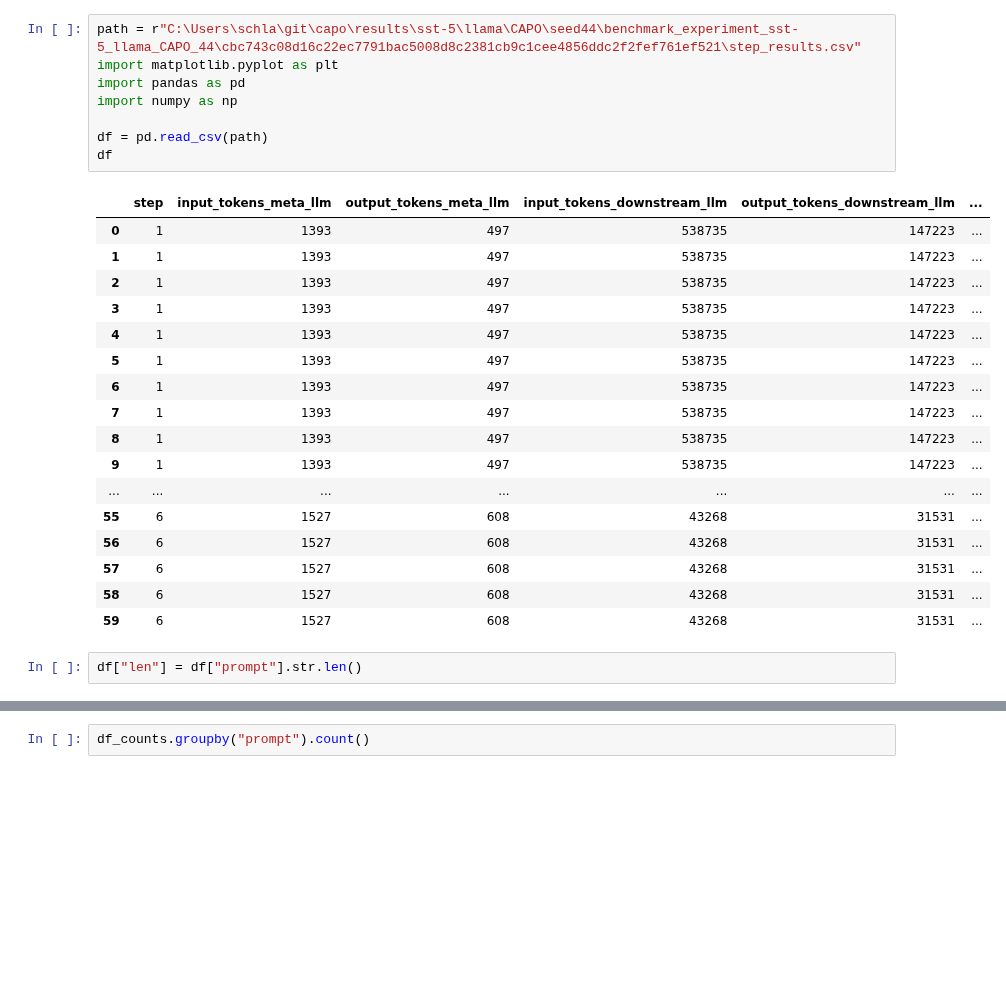
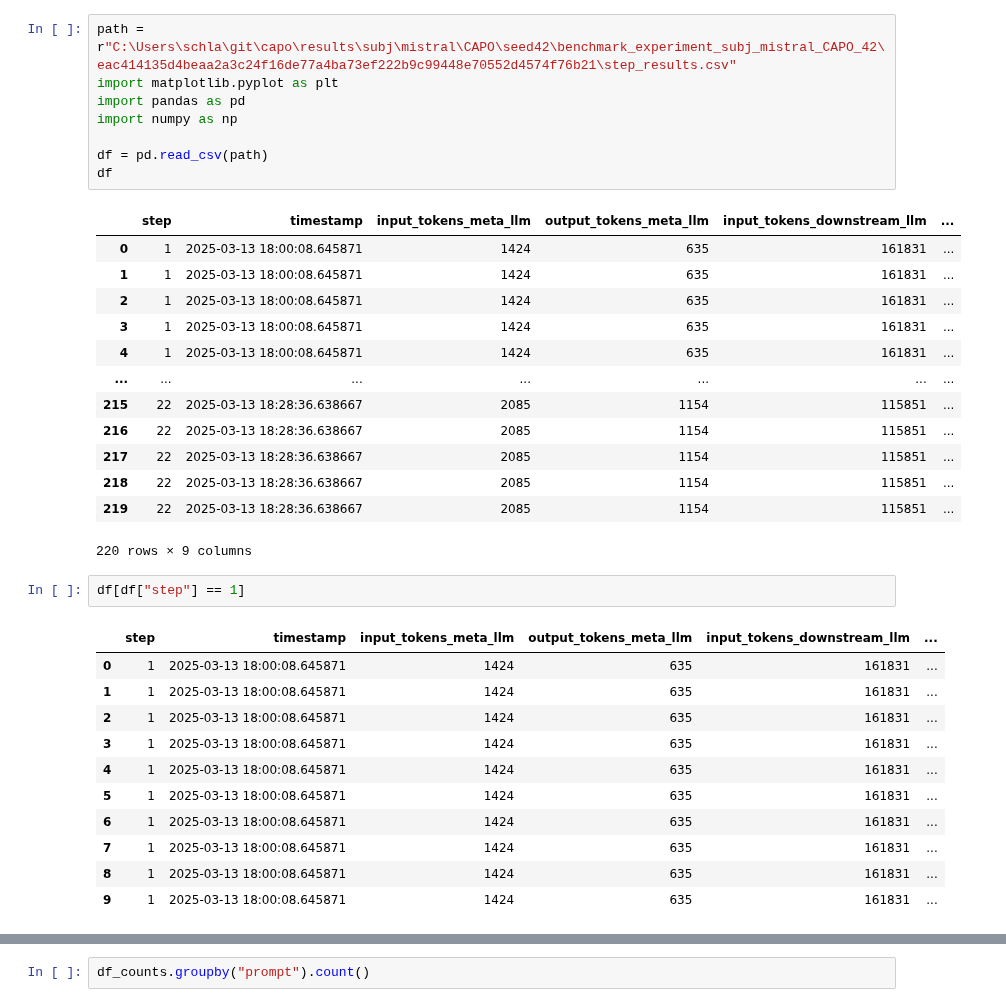
Before and after one commit to finitearth/capo, a Jupyter notebook: notebooks/results_analysis.ipynb, the cells around one changed output, grey strips where cells are left out. Drawn from its saved outputs; the diff is of its cells as text; blank space fills up the shorter version.

```diff
--- a/notebooks/results_analysis.ipynb
+++ b/notebooks/results_analysis.ipynb
@@ -1,31 +1,39 @@
 # %%
-path = r"C:\Users\schla\git\capo\results\sst-5\llama\CAPO\seed44\benchmark_experiment_sst-5_llama_CAPO_44\cbc743c08d16c22ec7791bac5008d8c2381cb9c1cee4856ddc2f2fef761ef521\step_results.csv"
+path = r"C:\Users\schla\git\capo\results\subj\mistral\CAPO\seed42\benchmark_experiment_subj_mistral_CAPO_42\eac414135d4beaa2a3c24f16de77a4ba73ef222b9c99448e70552d4574f76b21\step_results.csv"
 import matplotlib.pyplot as plt
 import pandas as pd
 import numpy as np
 
 df = pd.read_csv(path)
 df
 # %% [output]
-|  | step | input_tokens_meta_llm | output_tokens_meta_llm | input_tokens_downstream_llm | output_tokens_downstream_llm | ... |
-| 0 | 1 | 1393 | 497 | 538735 | 147223 | ... |
-| 1 | 1 | 1393 | 497 | 538735 | 147223 | ... |
-| 2 | 1 | 1393 | 497 | 538735 | 147223 | ... |
-| 3 | 1 | 1393 | 497 | 538735 | 147223 | ... |
-| 4 | 1 | 1393 | 497 | 538735 | 147223 | ... |
-| 5 | 1 | 1393 | 497 | 538735 | 147223 | ... |
-| 6 | 1 | 1393 | 497 | 538735 | 147223 | ... |
-| 7 | 1 | 1393 | 497 | 538735 | 147223 | ... |
-| 8 | 1 | 1393 | 497 | 538735 | 147223 | ... |
-| 9 | 1 | 1393 | 497 | 538735 | 147223 | ... |
+|  | step | timestamp | input_tokens_meta_llm | output_tokens_meta_llm | input_tokens_downstream_llm | ... |
+| 0 | 1 | 2025-03-13 18:00:08.645871 | 1424 | 635 | 161831 | ... |
+| 1 | 1 | 2025-03-13 18:00:08.645871 | 1424 | 635 | 161831 | ... |
+| 2 | 1 | 2025-03-13 18:00:08.645871 | 1424 | 635 | 161831 | ... |
+| 3 | 1 | 2025-03-13 18:00:08.645871 | 1424 | 635 | 161831 | ... |
+| 4 | 1 | 2025-03-13 18:00:08.645871 | 1424 | 635 | 161831 | ... |
 | ... | ... | ... | ... | ... | ... | ... |
-| 55 | 6 | 1527 | 608 | 43268 | 31531 | ... |
-| 56 | 6 | 1527 | 608 | 43268 | 31531 | ... |
-| 57 | 6 | 1527 | 608 | 43268 | 31531 | ... |
-| 58 | 6 | 1527 | 608 | 43268 | 31531 | ... |
-| 59 | 6 | 1527 | 608 | 43268 | 31531 | ... |
+| 215 | 22 | 2025-03-13 18:28:36.638667 | 2085 | 1154 | 115851 | ... |
+| 216 | 22 | 2025-03-13 18:28:36.638667 | 2085 | 1154 | 115851 | ... |
+| 217 | 22 | 2025-03-13 18:28:36.638667 | 2085 | 1154 | 115851 | ... |
+| 218 | 22 | 2025-03-13 18:28:36.638667 | 2085 | 1154 | 115851 | ... |
+| 219 | 22 | 2025-03-13 18:28:36.638667 | 2085 | 1154 | 115851 | ... |
+220 rows × 9 columns
-# %%
-df["len"] = df["prompt"].str.len()
+# %%
+df[df["step"] == 1]
+# %% [output]
+|  | step | timestamp | input_tokens_meta_llm | output_tokens_meta_llm | input_tokens_downstream_llm | ... |
+| 0 | 1 | 2025-03-13 18:00:08.645871 | 1424 | 635 | 161831 | ... |
+| 1 | 1 | 2025-03-13 18:00:08.645871 | 1424 | 635 | 161831 | ... |
+| 2 | 1 | 2025-03-13 18:00:08.645871 | 1424 | 635 | 161831 | ... |
+| 3 | 1 | 2025-03-13 18:00:08.645871 | 1424 | 635 | 161831 | ... |
+| 4 | 1 | 2025-03-13 18:00:08.645871 | 1424 | 635 | 161831 | ... |
+| 5 | 1 | 2025-03-13 18:00:08.645871 | 1424 | 635 | 161831 | ... |
+| 6 | 1 | 2025-03-13 18:00:08.645871 | 1424 | 635 | 161831 | ... |
+| 7 | 1 | 2025-03-13 18:00:08.645871 | 1424 | 635 | 161831 | ... |
+| 8 | 1 | 2025-03-13 18:00:08.645871 | 1424 | 635 | 161831 | ... |
+| 9 | 1 | 2025-03-13 18:00:08.645871 | 1424 | 635 | 161831 | ... |
 # %%
 # group df by step and get the mean of the values (ignore stings)
 df_grouped = df.groupby("step", as_index=False).mean(numeric_only=True)
```
Also changed, not shown: parts of 8 cells of this notebook, 6 other files.
